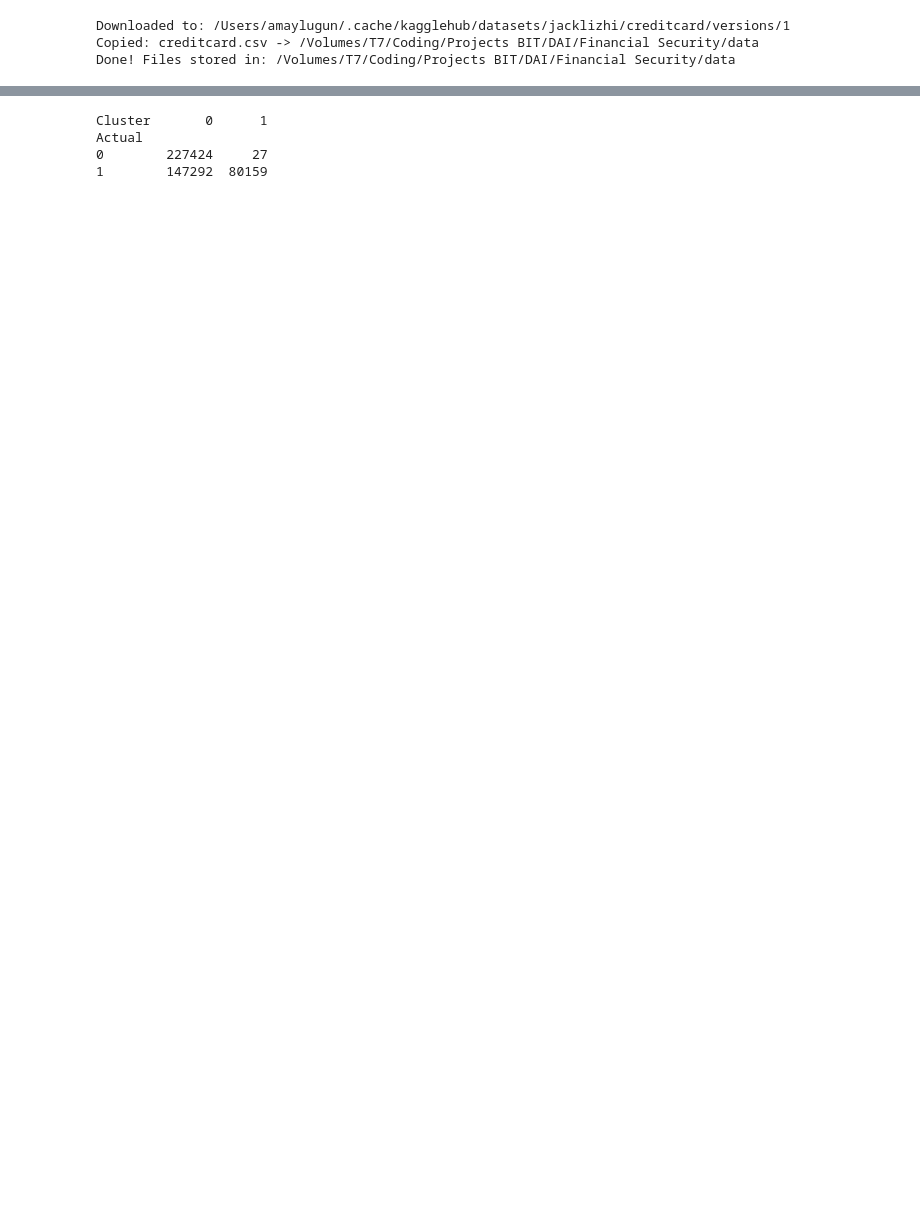
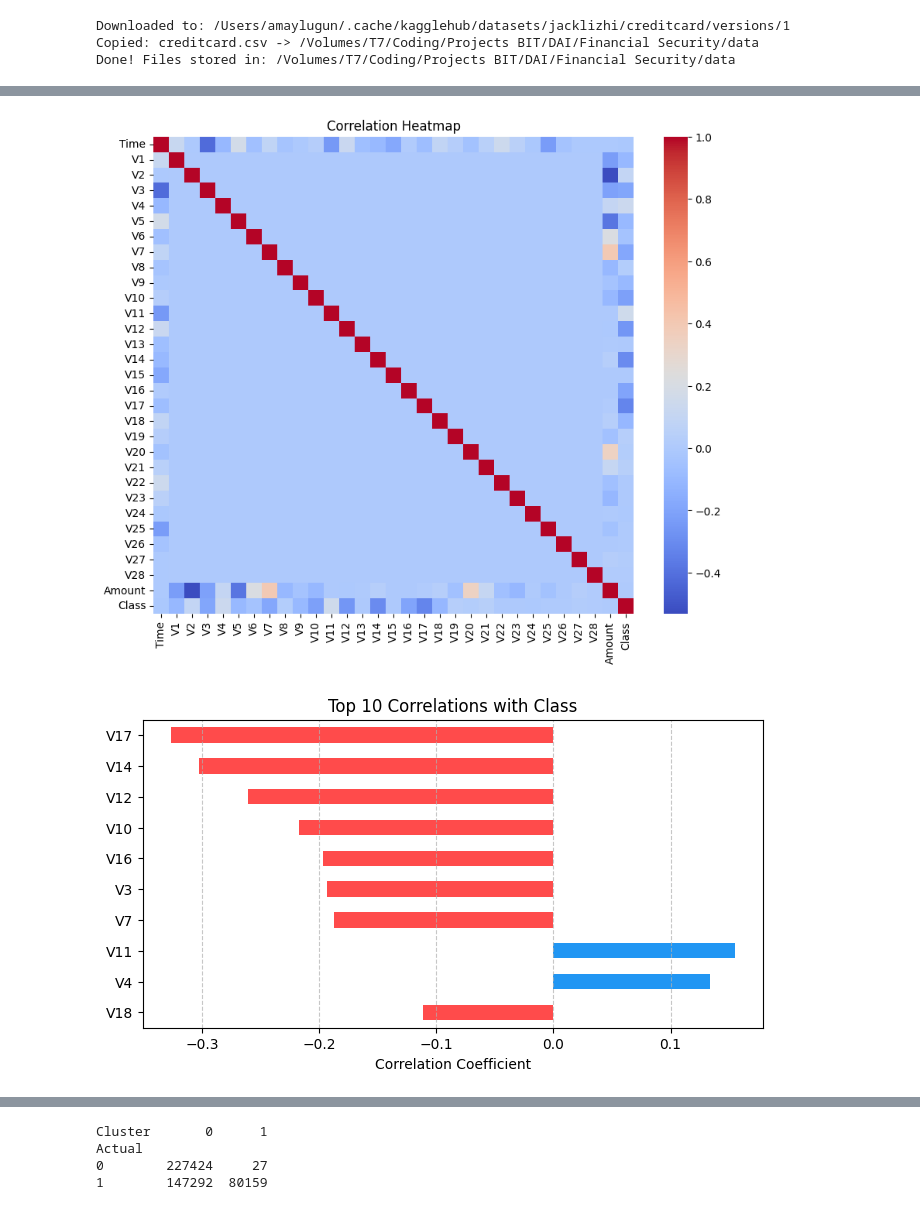
Before and after one commit to AmayLugun/Hybrid-Intelligence-Fraud-Security, a Jupyter notebook: notebook/fraud_detection.ipynb, the cells around one changed output, grey strips where cells are left out. Drawn from its saved outputs; the diff is of its cells as text; code cells hidden in the pictures; blank space fills up the shorter version.

Commit message:
feat: simplify app structure and add advanced fraud visualizations

```diff
--- a/notebook/fraud_detection.ipynb
+++ b/notebook/fraud_detection.ipynb
@@ -57,0 +68,14 @@ plt.show()
+# %%
+fig = plot_heatmap(df)
+plt.show()
+
+
+fig_corr = plot_top_correlations(df)
+plt.show()
+
+for feature in ['V17', 'V14', 'V12', 'V10']:
+    fig_dist = plot_class_distribution(df, feature)
+    plt.show()
+# %% [output]
+[figure, added]
+[figure, added]
```
Also changed, not shown: parts of 14 cells of this notebook, 5 other files.
